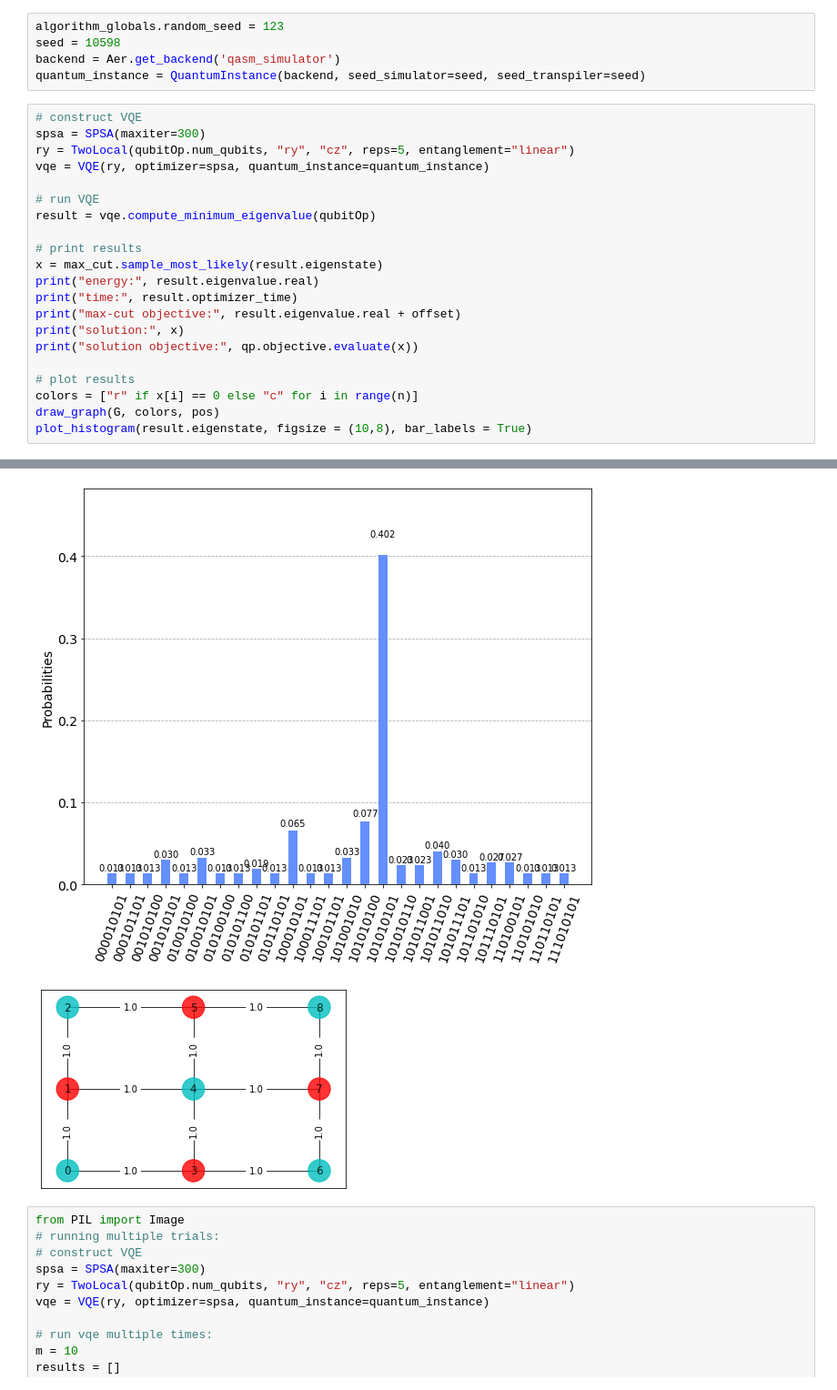
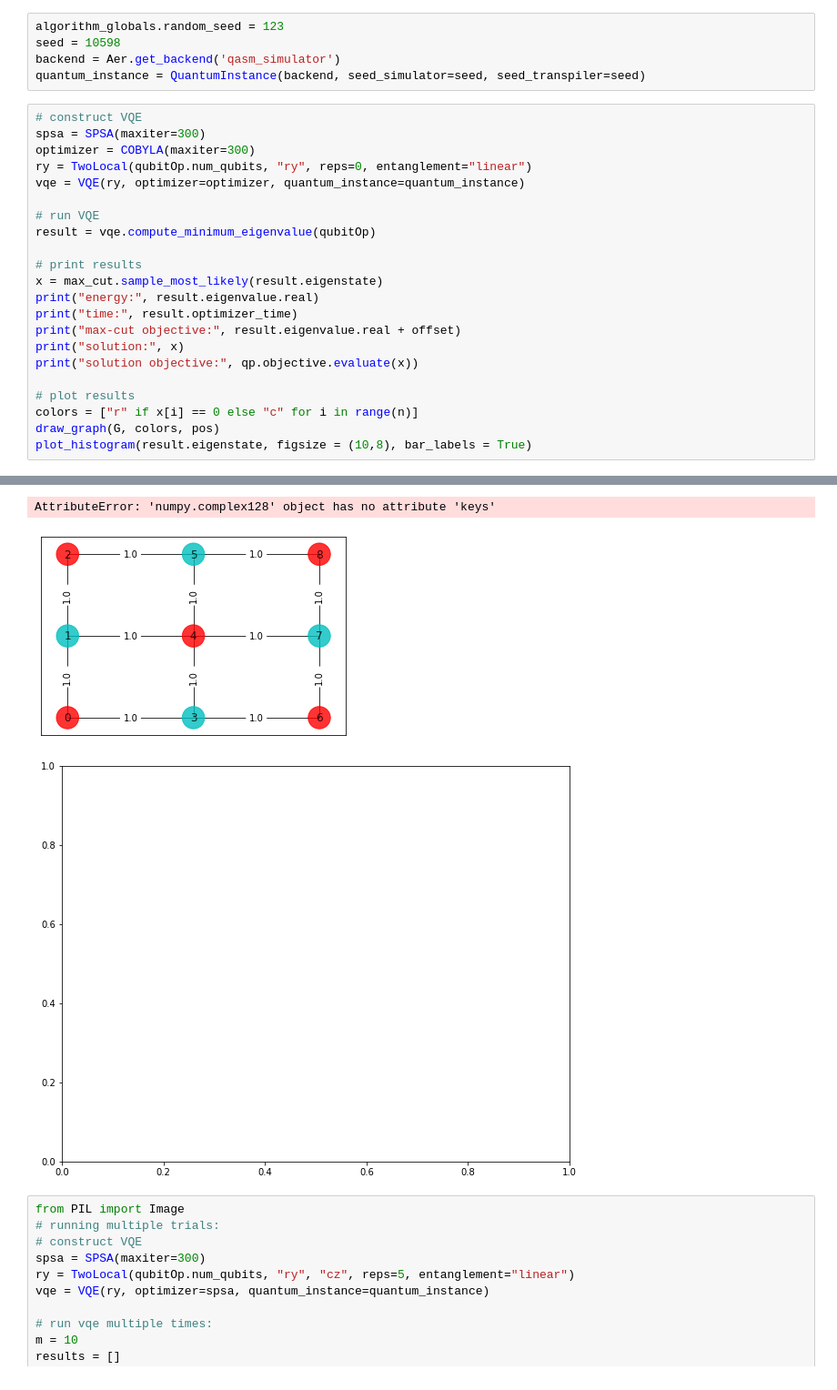
Before and after one commit to creatTABLEQyf/qiskit_maxcut_ising, a Jupyter notebook: Ising_model_3x3.ipynb, the cells around one changed output, grey strips where cells are left out. Shown at 91% size. Cells and saved outputs as stored; diff of their text form.

```diff
--- a/Ising_model_3x3.ipynb
+++ b/Ising_model_3x3.ipynb
@@ -250,8 +250,9 @@ quantum_instance = QuantumInstance(backend, seed_simulator=seed, seed_transpiler
 # %%
 # construct VQE
 spsa = SPSA(maxiter=300)
-ry = TwoLocal(qubitOp.num_qubits, "ry", "cz", reps=5, entanglement="linear")
-vqe = VQE(ry, optimizer=spsa, quantum_instance=quantum_instance)
+optimizer = COBYLA(maxiter=300)
+ry = TwoLocal(qubitOp.num_qubits, "ry", reps=0, entanglement="linear")
+vqe = VQE(ry, optimizer=optimizer, quantum_instance=quantum_instance)
 
 # run VQE
 result = vqe.compute_minimum_eigenvalue(qubitOp)
@@ -276,6 +277,7 @@ solution: [1 0 1 0 1 0 1 0 1]
 solution objective: 12.0
+AttributeError: 'numpy.complex128' object has no attribute 'keys'
-[figure, old version]
+[figure, new version]
-[figure, old version]
+[figure, new version]
 # %%
 from PIL import Image
 # running multiple trials:
```
Also changed, not shown: parts of 3 cells of this notebook, 11 other files.
